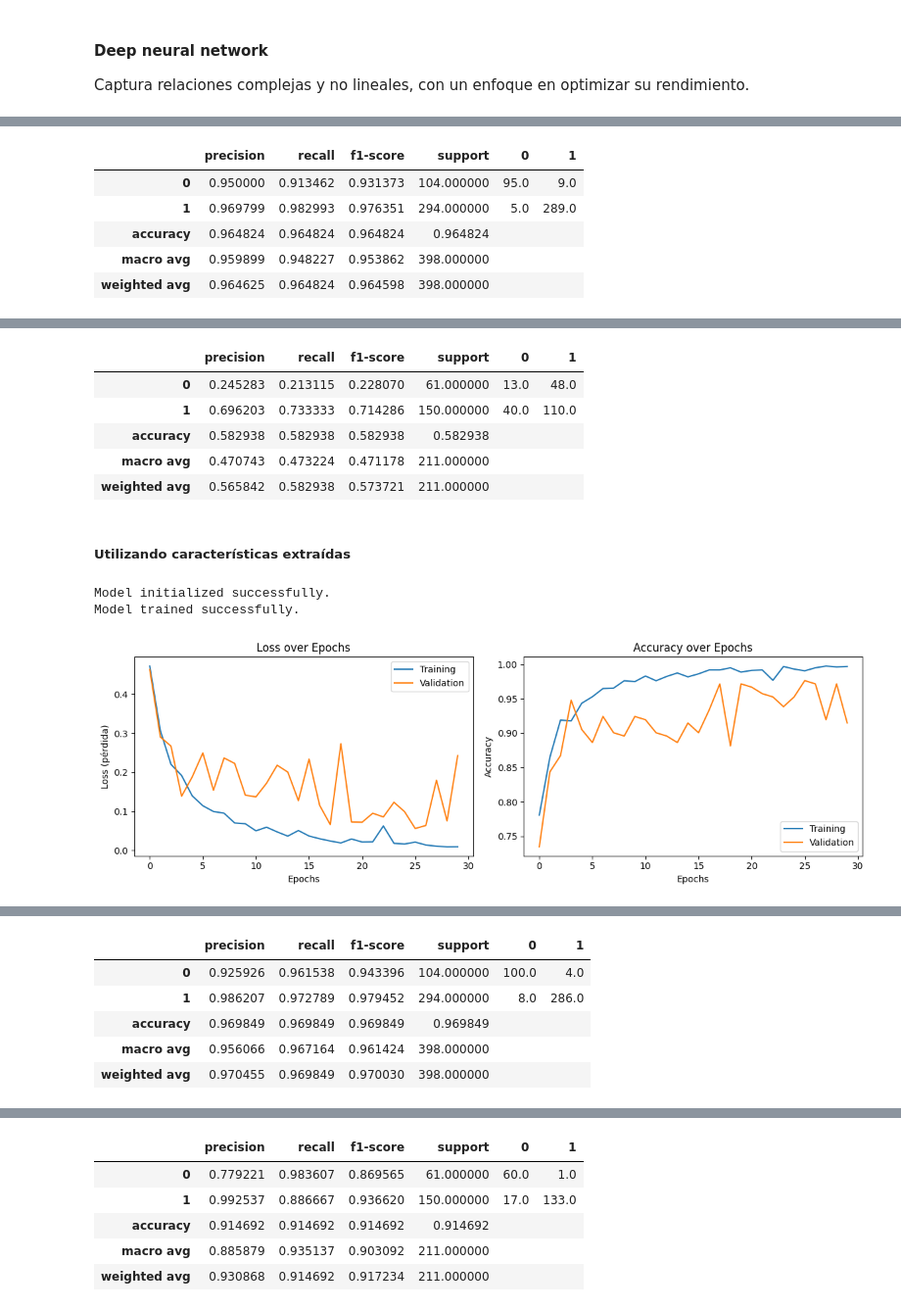
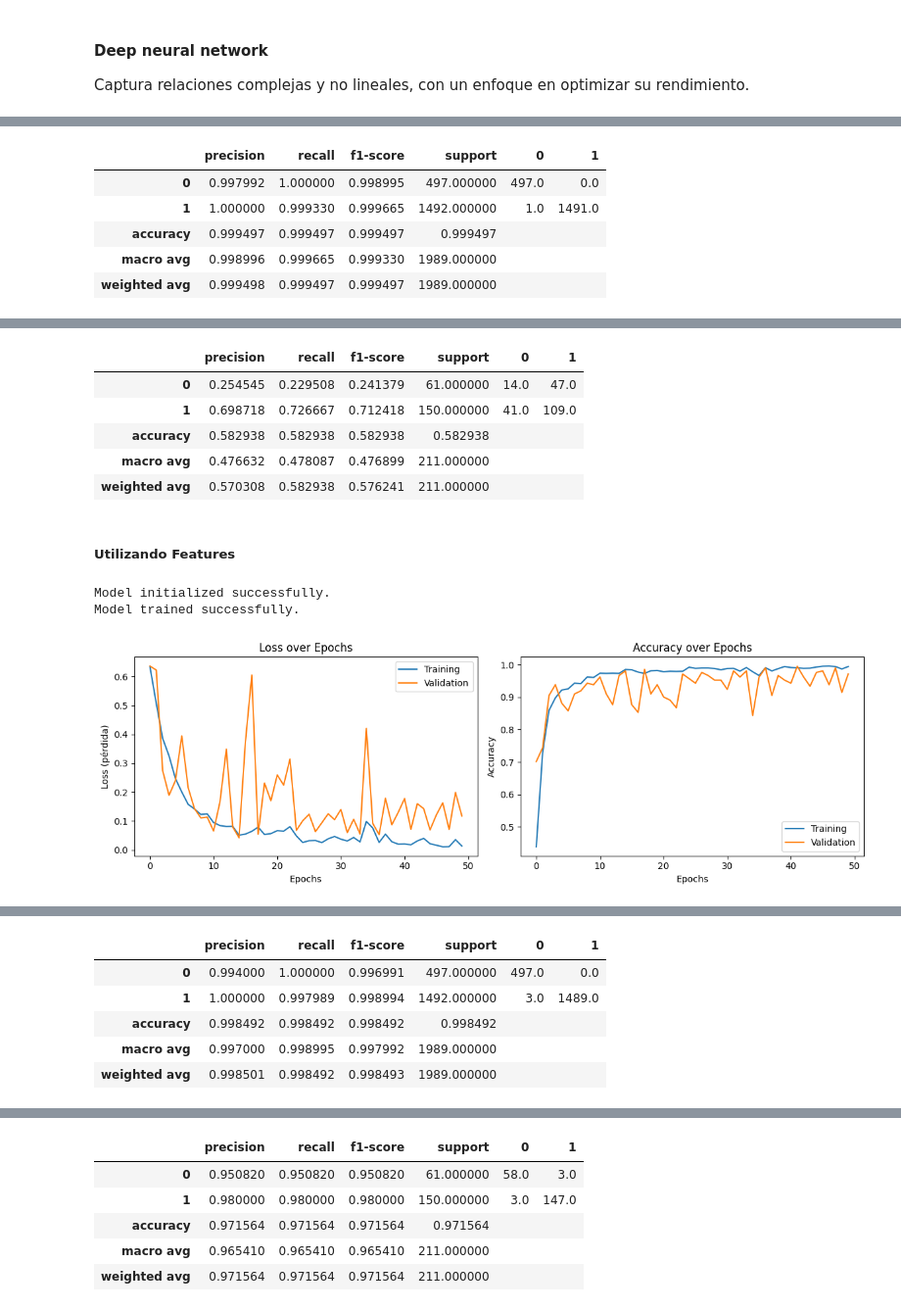
Before and after one commit to dejesusbg/mangifera, a Jupyter notebook: notebooks/mangifera.ipynb, the cells around one changed output, grey strips where cells are left out. Shown at 98% size. Drawn from its saved outputs; the diff is of its cells as text; code cells hidden in the pictures.

```diff
--- a/notebooks/mangifera.ipynb
+++ b/notebooks/mangifera.ipynb
@@ -179,13 +179,30 @@ from src.model import mango, mango_reg, mango_tree, mango_forest, mango_net, man
 
 X_features = {"train": train_data, "validation": validation_data}
 X_pca = {"train": train_pca, "validation": validation_pca}
-X_map = {"PCA": X_pca, "características extraídas": X_features}
+X_map = {"PCA": X_pca, "Features": X_features}
+result = []
+
+
+def make_prediction(model, data_type, split):
+    name = type(model).__name__
+    run, metrics = model.predict(split)
+
+    for res in result:
+        if res["model"] == name and res["runtype"] == f"{data_type} {split}":
+            res.update(metrics)
+            break
+    else:
+        result.append({"model": name, "runtype": f"{data_type} {split}", **metrics})
+
+    if metrics["accuracy"] < 1:
+        display(run)
 
 
 def run_model(model, **args):
-    for run, data in X_map.items():
-        display(Markdown(f"##### **Utilizando {run}**"))
-        pca_model = model(data, labels, **args)
-        pca_model.run()
-        display(pca_model.predict("test"))
-        display(pca_model.predict("validation"))
+    for data_type, data in X_map.items():
+        display(Markdown(f"##### **Utilizando {data_type}**"))
+        running_model = model(data, labels, **args)
+        running_model.run()
+
+        make_prediction(running_model, data_type, "train")
+        make_prediction(running_model, data_type, "validation")
@@ -359,4 +369,4 @@ Captura relaciones complejas y no lineales, con un enfoque en optimizar su rendi
 # %%
-run_model(mango_dnn, class_weight=class_weight)
+run_model(mango_dnn, batch_size=64, epochs=50, class_weight=class_weight)
 # %% [output]
 ##### **Utilizando PCA**
@@ -368,6 +385,6 @@ Model trained successfully.
 |  | precision | recall | f1-score | support | 0 | 1 |
-| 0 | 0.950000 | 0.913462 | 0.931373 | 104.000000 | 95.0 | 9.0 |
-| 1 | 0.969799 | 0.982993 | 0.976351 | 294.000000 | 5.0 | 289.0 |
-| accuracy | 0.964824 | 0.964824 | 0.964824 | 0.964824 |  |  |
-| macro avg | 0.959899 | 0.948227 | 0.953862 | 398.000000 |  |  |
-| weighted avg | 0.964625 | 0.964824 | 0.964598 | 398.000000 |  |  |
+| 0 | 0.997992 | 1.000000 | 0.998995 | 497.000000 | 497.0 | 0.0 |
+| 1 | 1.000000 | 0.999330 | 0.999665 | 1492.000000 | 1.0 | 1491.0 |
+| accuracy | 0.999497 | 0.999497 | 0.999497 | 0.999497 |  |  |
+| macro avg | 0.998996 | 0.999665 | 0.999330 | 1989.000000 |  |  |
+| weighted avg | 0.999498 | 0.999497 | 0.999497 | 1989.000000 |  |  |
@@ -376,10 +392,10 @@ Model trained successfully.
 |  | precision | recall | f1-score | support | 0 | 1 |
-| 0 | 0.245283 | 0.213115 | 0.228070 | 61.000000 | 13.0 | 48.0 |
-| 1 | 0.696203 | 0.733333 | 0.714286 | 150.000000 | 40.0 | 110.0 |
+| 0 | 0.254545 | 0.229508 | 0.241379 | 61.000000 | 14.0 | 47.0 |
+| 1 | 0.698718 | 0.726667 | 0.712418 | 150.000000 | 41.0 | 109.0 |
 | accuracy | 0.582938 | 0.582938 | 0.582938 | 0.582938 |  |  |
-| macro avg | 0.470743 | 0.473224 | 0.471178 | 211.000000 |  |  |
-| weighted avg | 0.565842 | 0.582938 | 0.573721 | 211.000000 |  |  |
+| macro avg | 0.476632 | 0.478087 | 0.476899 | 211.000000 |  |  |
+| weighted avg | 0.570308 | 0.582938 | 0.576241 | 211.000000 |  |  |
-##### **Utilizando características extraídas**
+##### **Utilizando Features**
 Model initialized successfully.
 Model trained successfully.
-[figure, old version]
+[figure, new version]
@@ -388,6 +403,6 @@ Model trained successfully.
 |  | precision | recall | f1-score | support | 0 | 1 |
-| 0 | 0.925926 | 0.961538 | 0.943396 | 104.000000 | 100.0 | 4.0 |
-| 1 | 0.986207 | 0.972789 | 0.979452 | 294.000000 | 8.0 | 286.0 |
-| accuracy | 0.969849 | 0.969849 | 0.969849 | 0.969849 |  |  |
-| macro avg | 0.956066 | 0.967164 | 0.961424 | 398.000000 |  |  |
-| weighted avg | 0.970455 | 0.969849 | 0.970030 | 398.000000 |  |  |
+| 0 | 0.994000 | 1.000000 | 0.996991 | 497.000000 | 497.0 | 0.0 |
+| 1 | 1.000000 | 0.997989 | 0.998994 | 1492.000000 | 3.0 | 1489.0 |
+| accuracy | 0.998492 | 0.998492 | 0.998492 | 0.998492 |  |  |
+| macro avg | 0.997000 | 0.998995 | 0.997992 | 1989.000000 |  |  |
+| weighted avg | 0.998501 | 0.998492 | 0.998493 | 1989.000000 |  |  |
@@ -396,6 +410,6 @@ Model trained successfully.
 |  | precision | recall | f1-score | support | 0 | 1 |
-| 0 | 0.779221 | 0.983607 | 0.869565 | 61.000000 | 60.0 | 1.0 |
-| 1 | 0.992537 | 0.886667 | 0.936620 | 150.000000 | 17.0 | 133.0 |
-| accuracy | 0.914692 | 0.914692 | 0.914692 | 0.914692 |  |  |
-| macro avg | 0.885879 | 0.935137 | 0.903092 | 211.000000 |  |  |
-| weighted avg | 0.930868 | 0.914692 | 0.917234 | 211.000000 |  |  |
+| 0 | 0.950820 | 0.950820 | 0.950820 | 61.000000 | 58.0 | 3.0 |
+| 1 | 0.980000 | 0.980000 | 0.980000 | 150.000000 | 3.0 | 147.0 |
+| accuracy | 0.971564 | 0.971564 | 0.971564 | 0.971564 |  |  |
+| macro avg | 0.965410 | 0.965410 | 0.965410 | 211.000000 |  |  |
+| weighted avg | 0.971564 | 0.971564 | 0.971564 | 211.000000 |  |  |
```
Also changed, not shown: parts of 32 cells of this notebook.
